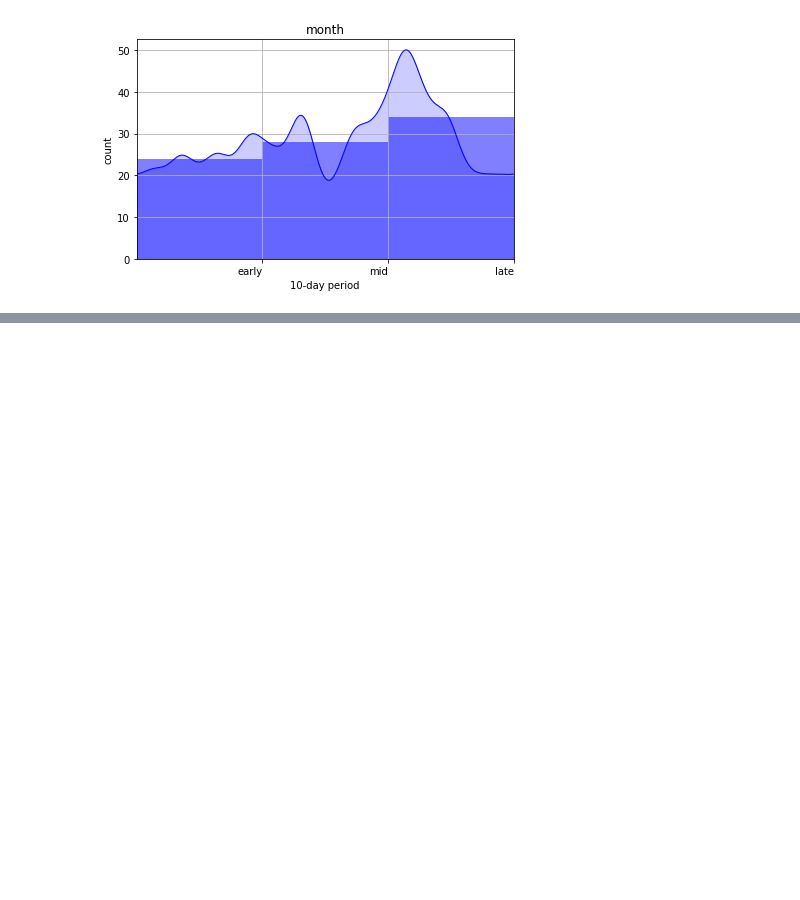
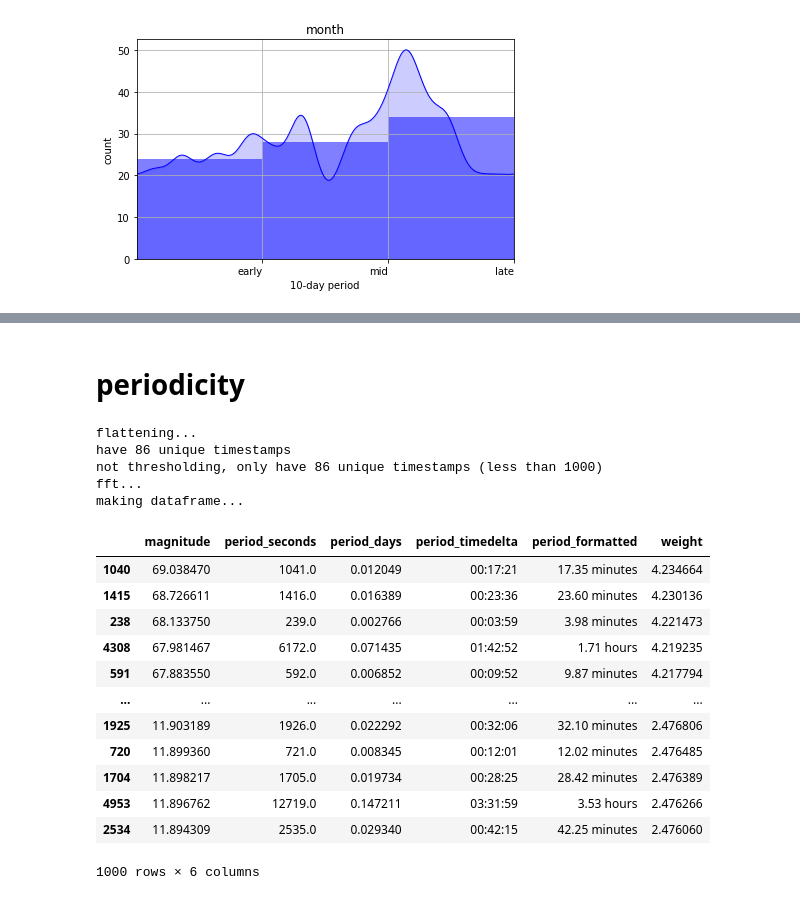
Before and after one commit to averykhoo/temporal-patterns, a Jupyter notebook: network-downtime.ipynb, the cells around one changed output, grey strips where cells are left out. Saved outputs shown, nothing was run; the diff lists cells and outputs as text; code cells hidden in the pictures; blank space fills up the shorter version.

Commit message:
make periodicity work with py3

```diff
--- a/network-downtime.ipynb
+++ b/network-downtime.ipynb
@@ -98,0 +162,24 @@ tss2.month.plot()
+# %% [markdown]
+# periodicity
+# %%
+df = get_topk_periods(pd.Series(pd.to_datetime(tss2.timestamps)), k=1000)
+df
+# %% [output]
+flattening...
+have 86 unique timestamps
+not thresholding, only have 86 unique timestamps (less than 1000)
+fft...
+making dataframe...
+|  | magnitude | period_seconds | period_days | period_timedelta | period_formatted | weight |
+| 1040 | 69.038470 | 1041.0 | 0.012049 | 00:17:21 | 17.35 minutes | 4.234664 |
+| 1415 | 68.726611 | 1416.0 | 0.016389 | 00:23:36 | 23.60 minutes | 4.230136 |
+| 238 | 68.133750 | 239.0 | 0.002766 | 00:03:59 | 3.98 minutes | 4.221473 |
+| 4308 | 67.981467 | 6172.0 | 0.071435 | 01:42:52 | 1.71 hours | 4.219235 |
+| 591 | 67.883550 | 592.0 | 0.006852 | 00:09:52 | 9.87 minutes | 4.217794 |
+| ... | ... | ... | ... | ... | ... | ... |
+| 1925 | 11.903189 | 1926.0 | 0.022292 | 00:32:06 | 32.10 minutes | 2.476806 |
+| 720 | 11.899360 | 721.0 | 0.008345 | 00:12:01 | 12.02 minutes | 2.476485 |
+| 1704 | 11.898217 | 1705.0 | 0.019734 | 00:28:25 | 28.42 minutes | 2.476389 |
+| 4953 | 11.896762 | 12719.0 | 0.147211 | 03:31:59 | 3.53 hours | 2.476266 |
+| 2534 | 11.894309 | 2535.0 | 0.029340 | 00:42:15 | 42.25 minutes | 2.476060 |
+1000 rows × 6 columns
```
Also changed, not shown: parts of 9 cells of this notebook, 1 other file.
